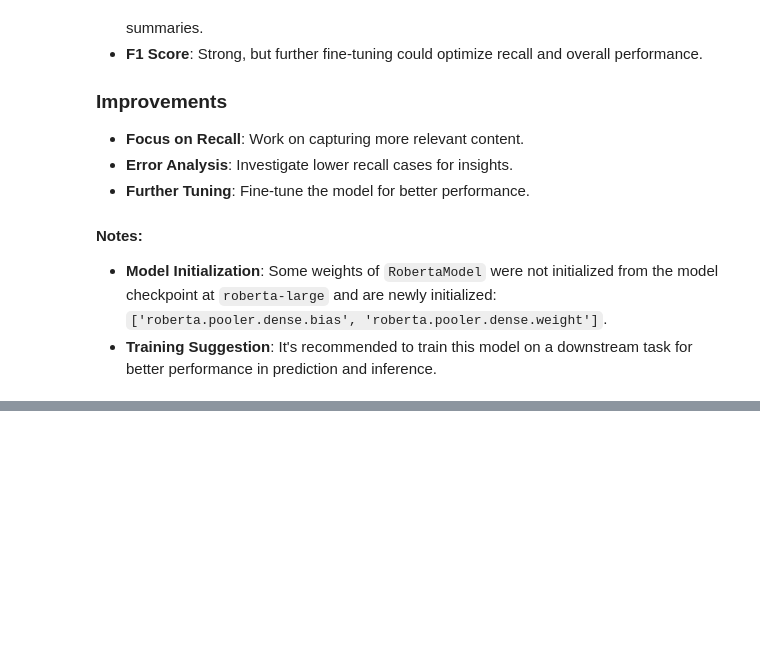
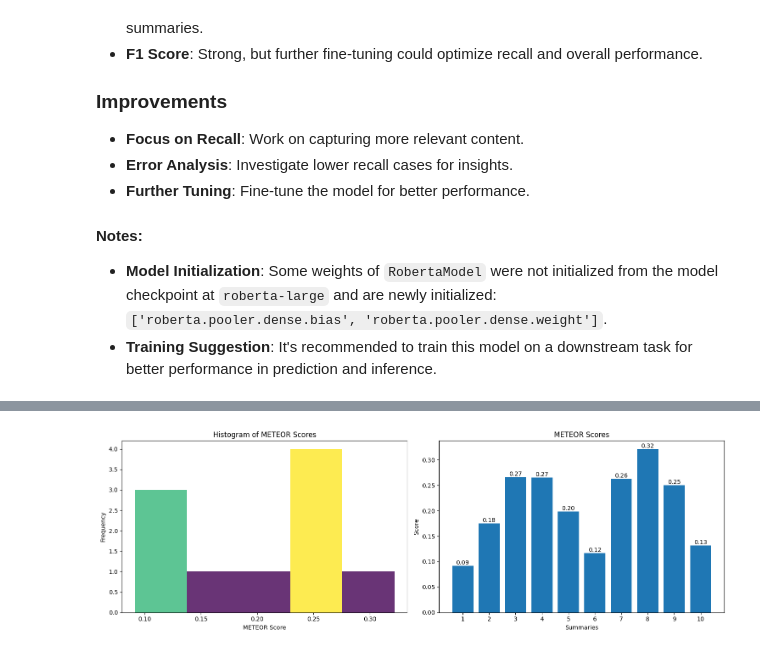
Before and after one commit to julsCadenas/summarize-reddit, a Jupyter notebook: notebooks/eval.ipynb, the cells around one changed output, grey strips where cells are left out. Cells and saved outputs as stored; diff of their text form; code cells hidden in the pictures; blank space fills up the shorter version.

```diff
--- a/notebooks/eval.ipynb
+++ b/notebooks/eval.ipynb
@@ -516,0 +547,13 @@ The following table summarizes the BERTScore metrics **(Precision, Recall, and F
+# %%
+def tokenize_summary(text):
+    try:
+        return tokenizer.tokenize(text)
+    except Exception as e:
+        print(f"Error processing entry: {e}")
+        return [[]]
+
+tokenized_gen = [tokenize_summary(summary) for summary in generated_summaries]
+tokenized_ref = [tokenize_summary(summary) for summary in reference_summaries]
+# %%
+meteor_scores = [meteor_score([ref], gen) for ref, gen in zip(tokenized_ref, tokenized_gen)]
+meteor_scores
@@ -516,0 +580,4 @@ The following table summarizes the BERTScore metrics **(Precision, Recall, and F
+# %%
+meteor_df = pd.DataFrame(meteor_scores)
+meteor_df.rename(columns={0: 'meteor score'}, inplace=True)
+meteor_df_summary = meteor_df.describe()
@@ -516,0 +634,37 @@ The following table summarizes the BERTScore metrics **(Precision, Recall, and F
+# %%
+def metoer_plots(df):
+    fig, ax = plt.subplots(1,2, figsize=(15,5))
+
+    N, bins, patches = ax[0].hist(df['meteor score'], bins=5, color='skyblue', alpha=0.8)
+
+    fracs = N / N.max()
+    norm = colors.Normalize(fracs.min(), fracs.max())
+
+    for this_frac, this_patch in zip(fracs, patches):
+        color = plt.cm.viridis(norm(this_frac))
+        this_patch.set_facecolor(color)
+
+    ax[0].set_xlabel("METEOR Score")
+    ax[0].set_ylabel("Frequency")
+    ax[0].set_title("Histogram of METEOR Scores")
+
+    x = range(len(df))
+
+    bars = ax[1].bar(x, df['meteor score'])
+    ax[1].set_xlabel("Summaries")
+    ax[1].set_xticks(x)
+    ax[1].set_xticklabels([f"{i+1}" for i in x])
+    ax[1].set_ylabel("Score")
+    ax[1].set_title("METEOR Scores")
+
+    for bar in bars:
+        height = bar.get_height()
+        ax[1].text(bar.get_x() + bar.get_width() / 2, height, f'{height:.2f}',
+                   ha='center', va='bottom', fontsize=10, color='black')
+
+    plt.tight_layout()
+    plt.show()
+
+metoer_plots(meteor_df)
+# %% [output]
+[figure, added]
```
Also changed, not shown: parts of 16 cells of this notebook.
